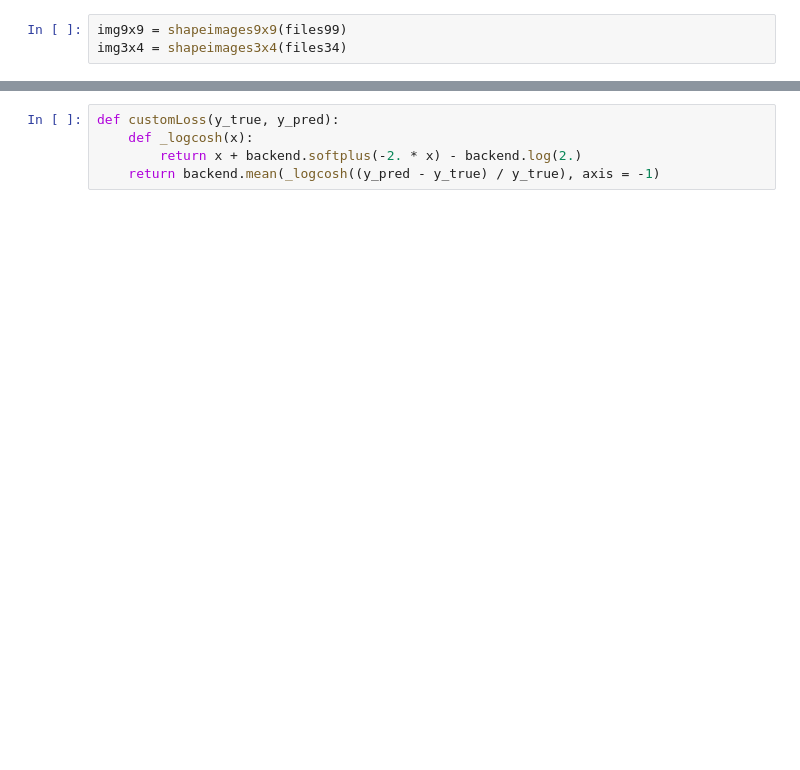
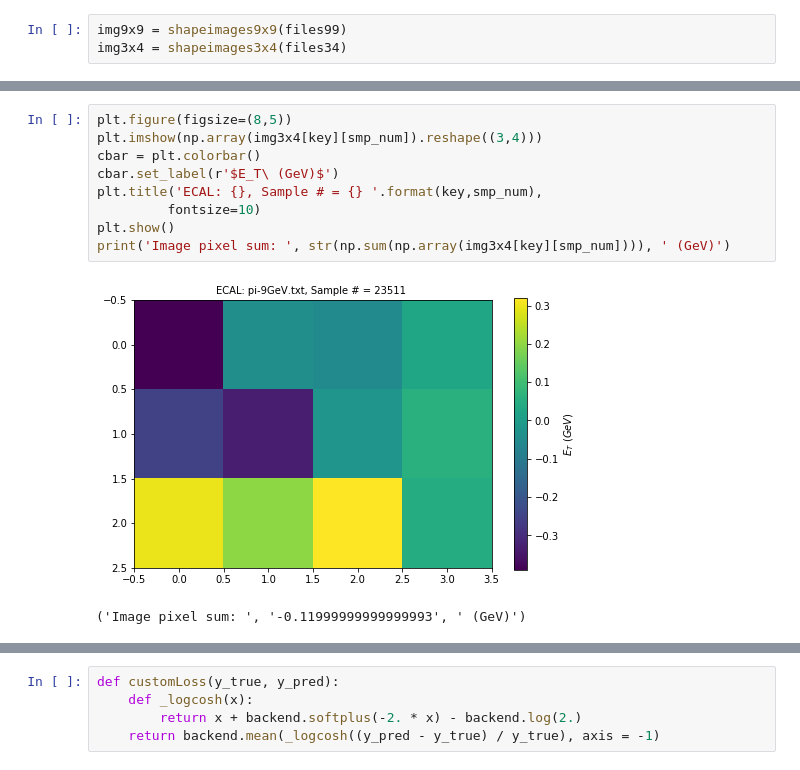
Before and after one commit to daniel-sunyou-li/Pion-Beam-Neural-Networks, a Jupyter notebook: DNN Analysis.ipynb, the cells around one changed output, grey strips where cells are left out. Saved outputs shown, nothing was run; the diff lists cells and outputs as text; blank space fills up the shorter version.

```diff
--- a/DNN Analysis.ipynb
+++ b/DNN Analysis.ipynb
@@ -182,0 +205,12 @@ img3x4 = shapeimages3x4(files34)
+# %%
+plt.figure(figsize=(8,5))
+plt.imshow(np.array(img3x4[key][smp_num]).reshape((3,4)))
+cbar = plt.colorbar()
+cbar.set_label(r'$E_T\ (GeV)$')
+plt.title('ECAL: {}, Sample # = {} '.format(key,smp_num),
+         fontsize=10)
+plt.show()
+print('Image pixel sum: ', str(np.sum(np.array(img3x4[key][smp_num]))), ' (GeV)')
+# %% [output]
+[figure, added]
+('Image pixel sum: ', '-0.11999999999999993', ' (GeV)')
```
Also changed, not shown: parts of 133 cells of this notebook.
